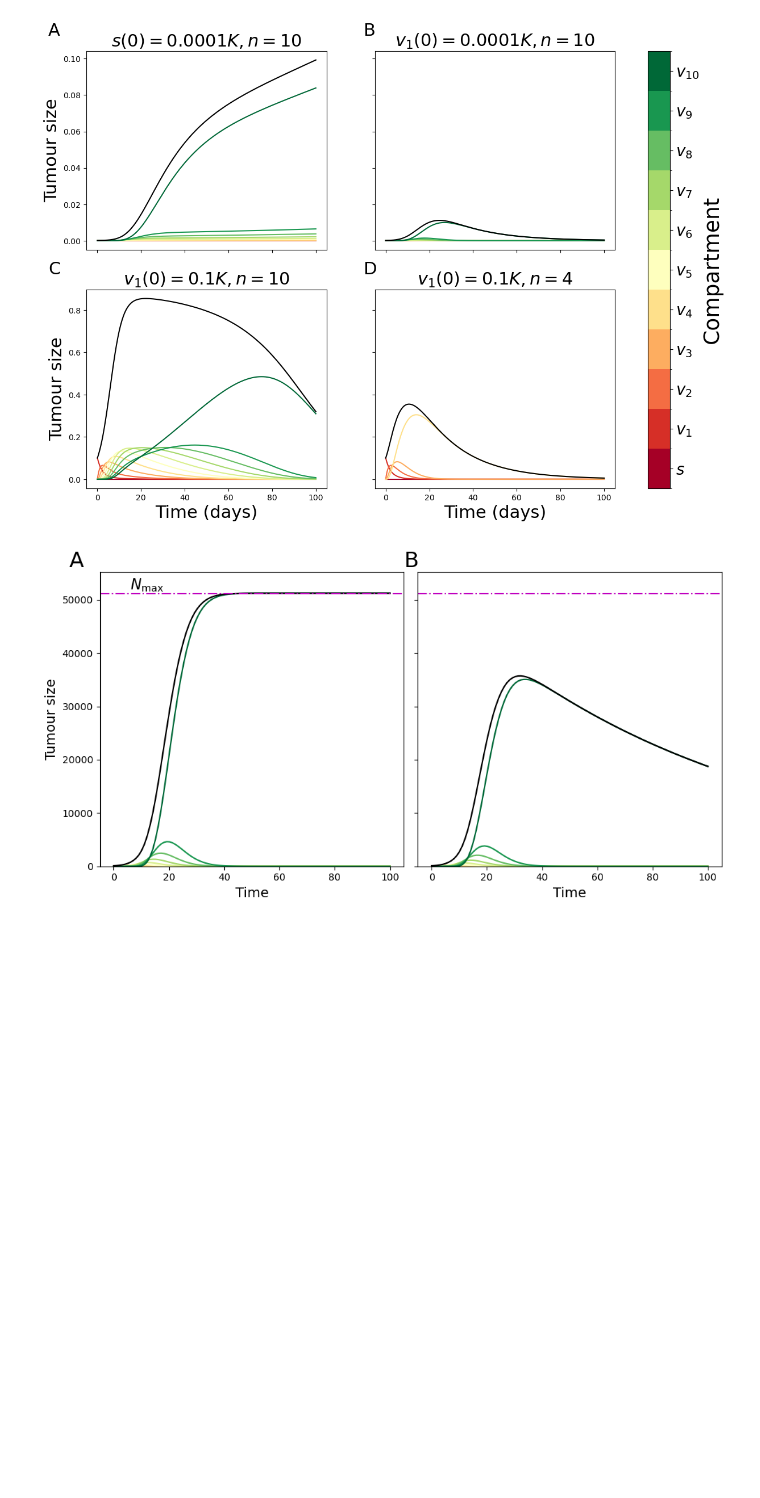
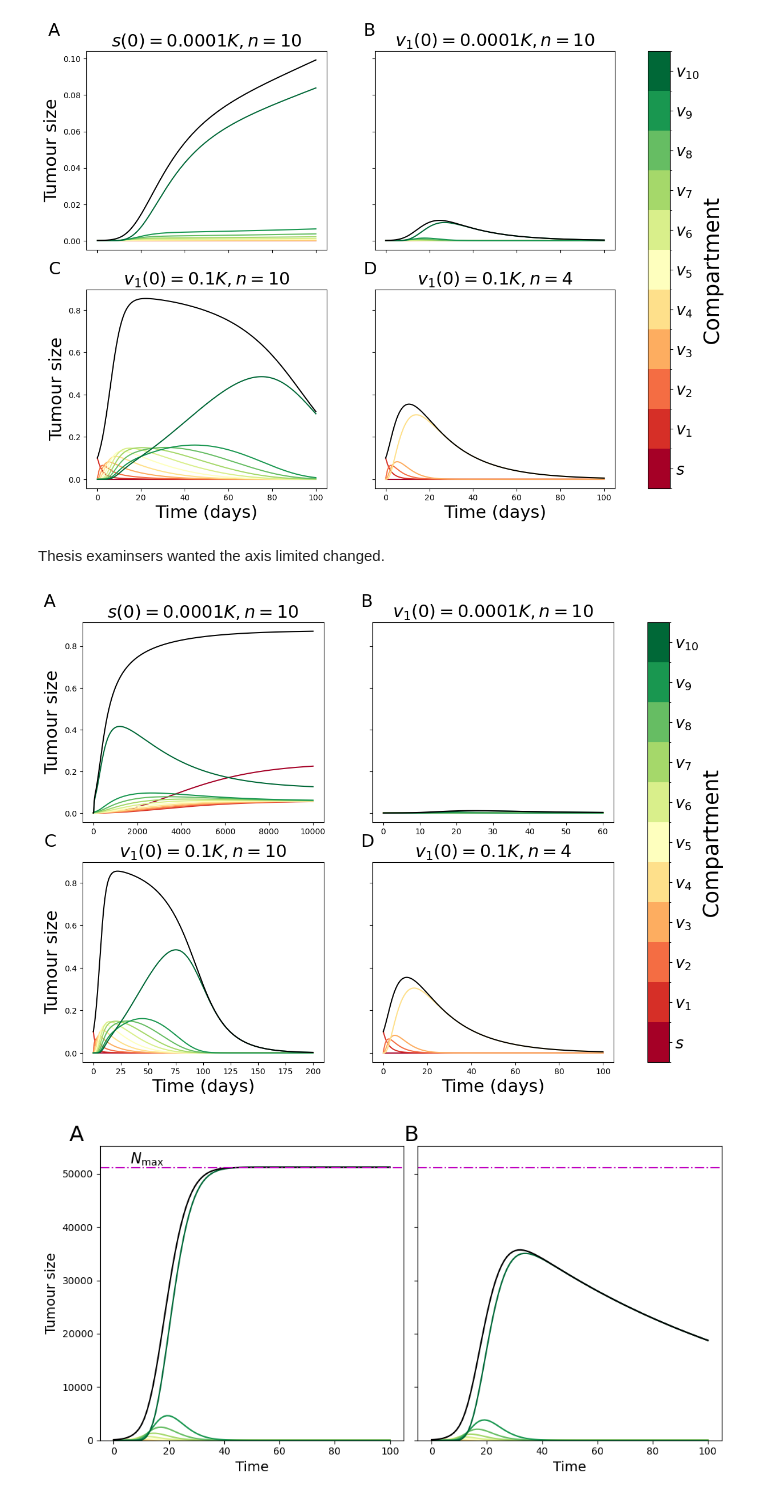
Before and after one commit to Harbour-N/Mathematical-modeling-of-BMP4-differentaiton-therapy, a Jupyter notebook: GSC_initiate.ipynb, the cells around one changed output. Drawn from its saved outputs; the diff is of its cells as text; code cells hidden in the pictures; blank space fills up the shorter version.

```diff
--- a/GSC_initiate.ipynb
+++ b/GSC_initiate.ipynb
@@ -57,7 +56,7 @@ cmap = plt.get_cmap('RdYlGn')
 col = [cmap(p) for p in np.linspace(0, 1, 11)]
 
 
-def plot_all_compartments(u,ax):
+def plot_all_compartments(u,ax, t = t):
     for i in range(len(u[1,:])):
         ax.plot(t,u[:,i], color  = col[i])
 
@@ -120,6 +119,75 @@ plt.savefig("Figs/GSC_initiate.pdf", bbox_inches="tight")
 plt.show()
 # %% [output]
 [figure]
+# %% [markdown]
+Thesis examinsers wanted the axis limited changed.
+# %%
+t_endA = 10000
+t_endB = 60
+t_endC = 200
+t_endD = 100
+t1,u = gmf.simulate_simple(t_endA,dt,u0,n,Ps,k,ms,mv,delta_s,delta_v,r)
+t2,u1 = gmf.simulate_simple(t_endB,dt,u0_1,n,Ps,k,ms,mv,delta_s,delta_v,r)
+t3,u2 = gmf.simulate_simple(t_endC,dt,u0_2,n,Ps,k,ms,mv,delta_s,delta_v,r)
+t4,u3 = gmf.simulate_simple(t_endD,dt,u0_3,n2,Ps,k,ms,mv,delta_s,delta_v,r)
+
+fs = 22
+ts = 20
+
+fig, ax = plt.subplots(2,2, figsize = (15, 10), sharey='row')
+
+
+plot_all_compartments(u,ax[0,0], t =t1)
+plot_all_compartments(u1,ax[0,1], t =t2)
+plot_all_compartments(u2, ax[1,0], t =t3)
+plot_all_compartments(u3, ax[1,1], t =t4)
+
+ax[0,0].set_title(f"$s(0)={small_IC}K, n = {n}$",fontsize = fs)
+ax[0,1].set_title(f"$v_1(0)={small_IC}K, n = {n}$", fontsize = fs)
+ax[1,0].set_title(f"$v_1(0)={big_IC}K, n={n}$", fontsize = fs)
+ax[1,1].set_title(f"$v_1(0)={big_IC}K, n={n2}$", fontsize = fs)
+ax[1,1].set_xlabel("Time (days)", fontsize = fs)
+ax[1,0].set_xlabel("Time (days)", fontsize = fs)
+ax[0,0].set_ylabel("Tumour size", fontsize = fs)
+ax[1,0].set_ylabel("Tumour size", fontsize = fs)
+
+# Create discrete colormap and colorbar
+cmap_discrete = ListedColormap(col)
+bounds = np.arange(0, 12)  # 0 to 11 compartments
+norm = BoundaryNorm(bounds, cmap_discrete.N)
+
+
+cbar = fig.colorbar(
+    plt.cm.ScalarMappable(norm=norm, cmap=cmap_discrete),
+    ticks=np.arange(0.5, 11.5),  # center ticks
+    ax = ax.ravel().tolist(),
+    orientation='vertical',
+    label='Compartment index'
+)
+
+c_lab = ["$s$"] + [f"$v_{{{i}}}$" for i in range(1, 11)]
+cbar.ax.set_yticklabels(c_lab, fontsize = ts)  # label as 1..11
+
+cbar.set_label('Compartment', fontsize=fs+5)
+
+
+# Subplot labels outside the plots
+labels = ['A', 'B', 'C', 'D']
+
+# Coordinates in figure fraction (0,0=bottom-left, 1,1=top-right)
+fig.text(0.08, 0.93, labels[0], fontsize=fs, va='top', ha='left')
+fig.text(0.45, 0.93, labels[1], fontsize=fs,  va='top', ha='left')
+fig.text(0.08, 0.51, labels[2], fontsize=fs, va='top', ha='left')
+fig.text(0.45, 0.51, labels[3], fontsize=fs,  va='top', ha='left')
+
+# add max attainable size lines
+max_10 = big_IC* (2**n)
+
+
+plt.savefig("Figs/GSC_initiate_updates.pdf", bbox_inches="tight")
+plt.show()
+# %% [output]
+[figure, added]
 # %%
 # calculate the maximum attainable size for a given initial condition assuming not death and no carrying capcity
 def N_max(v_0):
```
Also changed, not shown: parts of 1 cell of this notebook, 19 other files.
